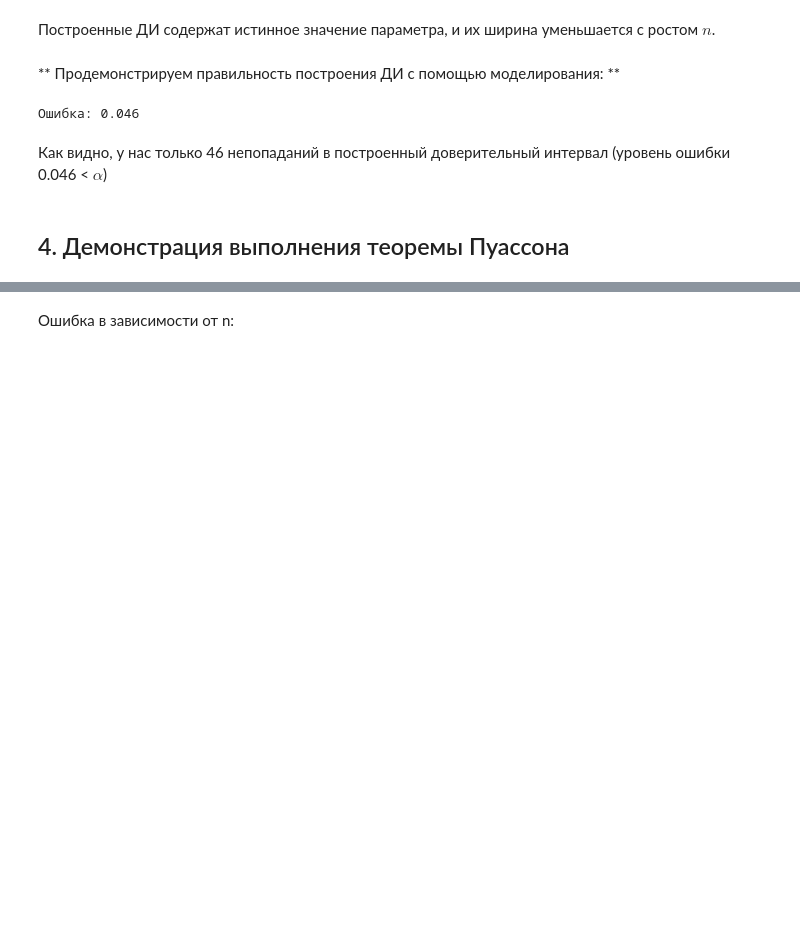
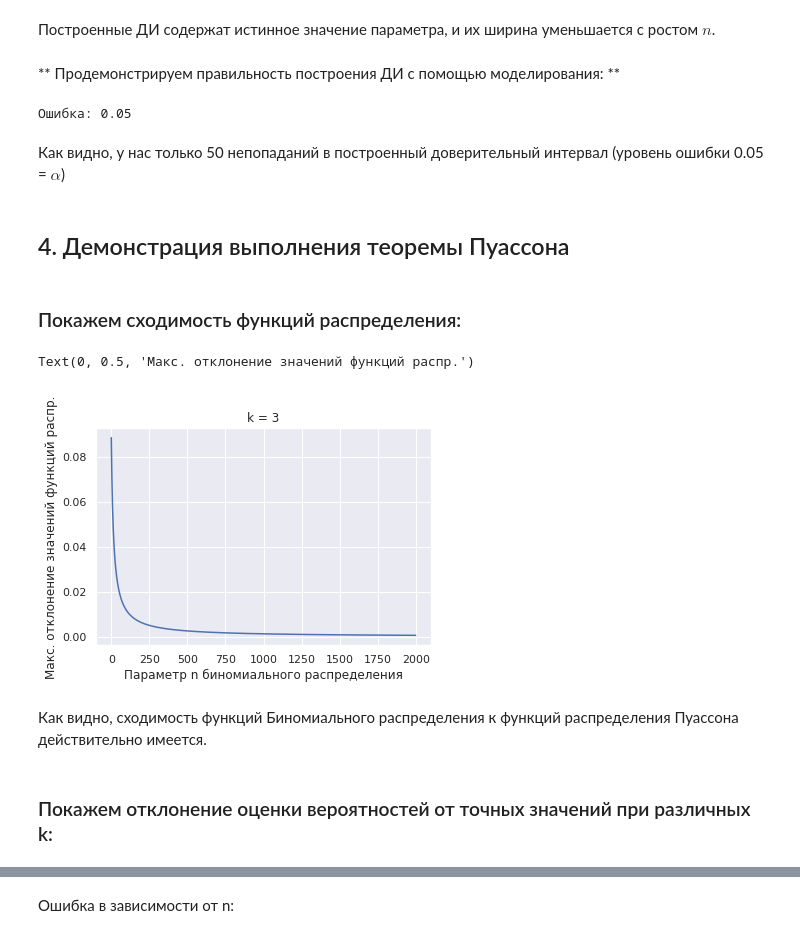
Before and after one commit to vkpankov/BioInfML, a Jupyter notebook: Statistics/var7_exps.ipynb, the cells around one changed output, grey strips where cells are left out. Cells and saved outputs as stored; diff of their text form; code cells hidden in the pictures; blank space fills up the shorter version.

```diff
--- a/Statistics/var7_exps.ipynb
+++ b/Statistics/var7_exps.ipynb
@@ -245,7 +239,7 @@ ci_bernouilli(0.05, 1500, sample.mean())
 import random
 
 alpha = 0.05
-trials = 10000
+trials = 30000
 
 error_count = 0
 
@@ -253,9 +247,9 @@ for x in range(0,trials):
 
     #сгенерируем выборку из распределения Бернулли со случайными параметром p и размером выборки
     exact_p = random.uniform(0.01, 0.99)
-    sample_size = int(random.uniform(10,100))
+    sample_size = int(random.uniform(5000,7000))
 
-    sample = scp.bernoulli.rvs(exact_p, size = sample_size)
+    sample = stats.bernoulli.rvs(exact_p, size = sample_size)
     smean = sample.mean()
 
     ci = ci_bernouilli(alpha, sample_size, smean)
@@ -265,11 +259,38 @@ for x in range(0,trials):
 
 print(f"Ошибка: {error_count/trials}")
 # %% [output]
-Ошибка: 0.046
+Ошибка: 0.05
 # %% [markdown]
-Как видно, у нас только 46 непопаданий в построенный доверительный интервал (уровень ошибки 0.046 < $\alpha$)
+Как видно, у нас только 50 непопаданий в построенный доверительный интервал (уровень ошибки 0.05 = $\alpha$)
 # %% [markdown]
 ## 4. Демонстрация выполнения теоремы Пуассона
+# %% [markdown]
+### Покажем сходимость функций распределения:
+# %%
+cdfErrors = []
+
+l = 10 #параметр распределения Пуассона
+trials = 2000 #количество последовательностей с.в.
+trial_range = range(0, trials)
+kParams = range(1,2000)
+
+for i in trial_range:
+        pn = l/(i + 20)        #параметр p биномиального распределения
+
+        #Для каждого n посчитаем значение функций распределения Биномиального и Пуассона в kParams точках (от 1 до 1000), и возьмем максимальное абсолютное отклонение за ошибку для каждого n
+        cdfErrors.append(abs(stats.binom.cdf(k = kParams, n = i + 20, p = pn) - stats.poisson.cdf(k = kParams, mu = l)).max())
+
+plt.title(f"k = 3")
+plt.plot(trial_range, cdfErrors)
+plt.xlabel("Параметр n биномиального распределения")
+plt.ylabel(f"Макс. отклонение значений функций распр.")
+# %% [output]
+Text(0, 0.5, 'Макс. отклонение значений функций распр.')
+[figure, added]
+# %% [markdown]
+Как видно, сходимость функций Биномиального распределения к функций распределения Пуассона действительно имеется.
+# %% [markdown]
+### Покажем отклонение оценки вероятностей от точных значений при различных k:
 # %%
 l = 10 #параметр распределения Пуассона
 trials = 2000 #количество последовательностей с.в.
```
Also changed, not shown: parts of 9 cells of this notebook.
